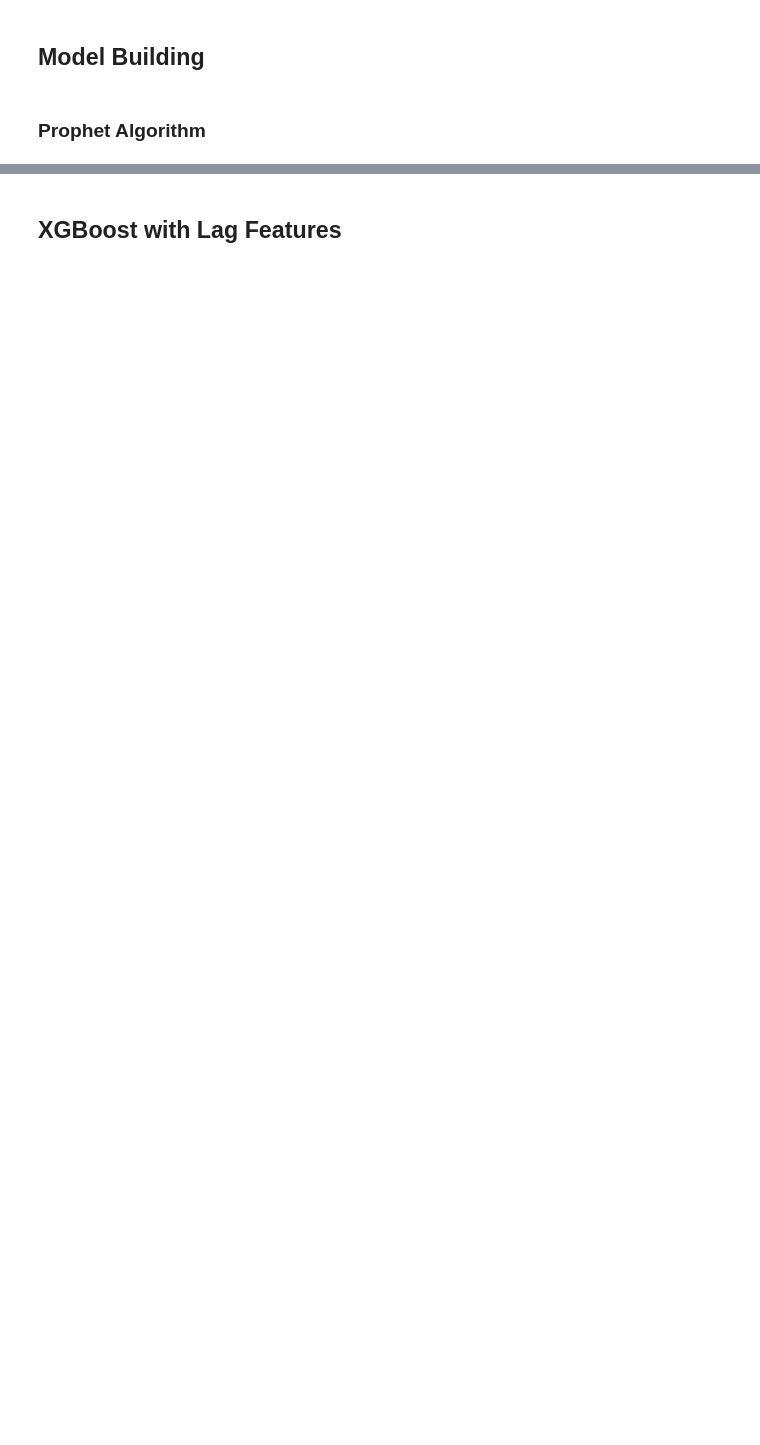
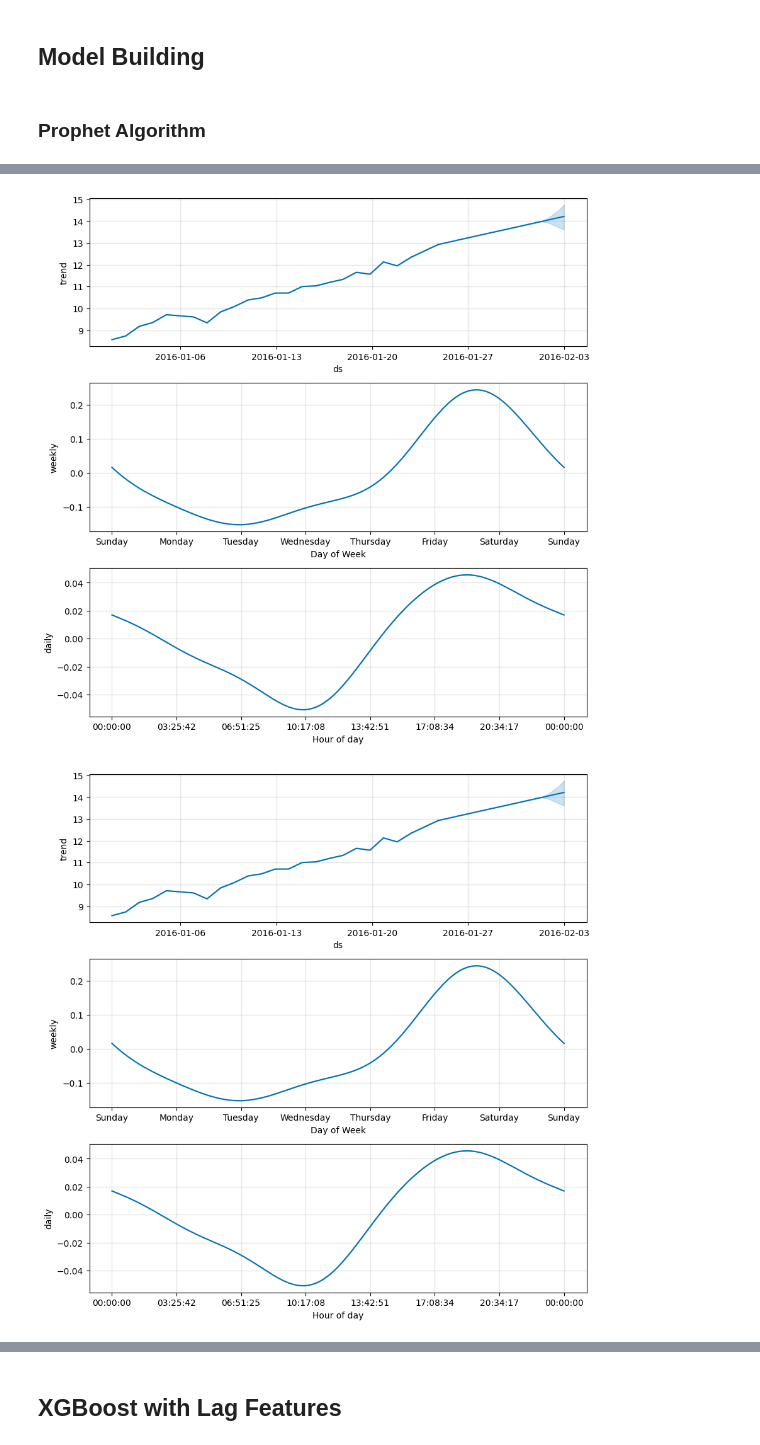
Before and after one commit to roushansr/Energy_Management, a Jupyter notebook: Codebook.ipynb, the cells around one changed output, grey strips where cells are left out. Cells and saved outputs as stored; diff of their text form; code cells hidden in the pictures; blank space fills up the shorter version.

```diff
--- a/Codebook.ipynb
+++ b/Codebook.ipynb
@@ -152,10 +336,9 @@ plt.show()
 # %%
 from prophet.plot import plot_plotly, plot_components_plotly
 
-# Assuming you already have your trained model and forecast dataframe:
-
-# Plot the main forecast plot (optional, if not already done)
-model.plot(forecast)
 
 # Plot the forecast components (trend, weekly and daily seasonality)
 model.plot_components(forecast)
+# %% [output]
+[figure, added]
+[figure, added]
```
Also changed, not shown: parts of 40 cells of this notebook.
